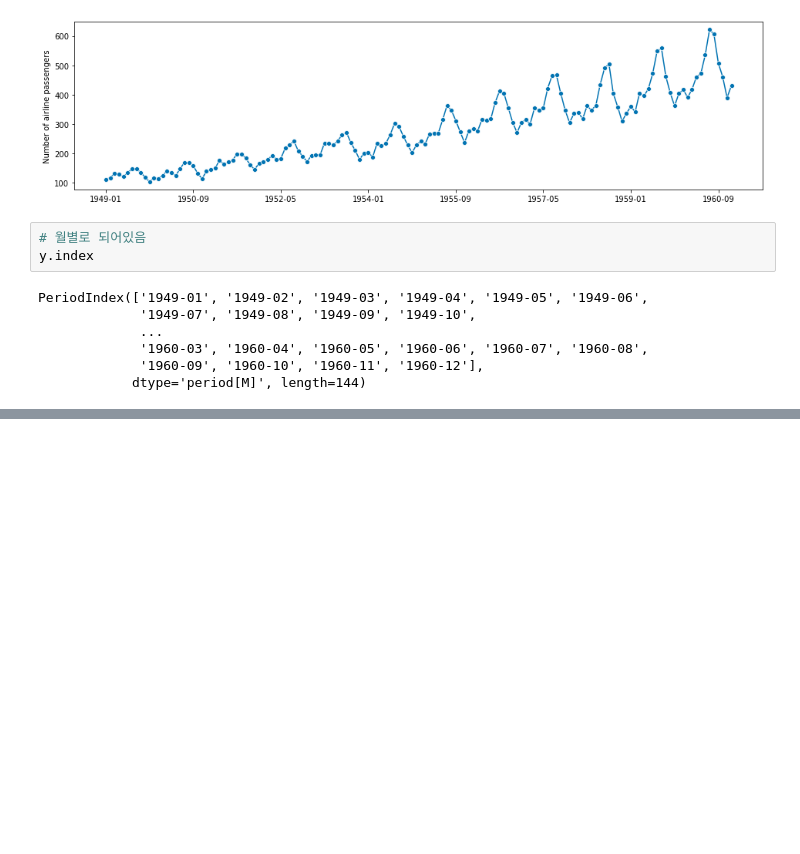
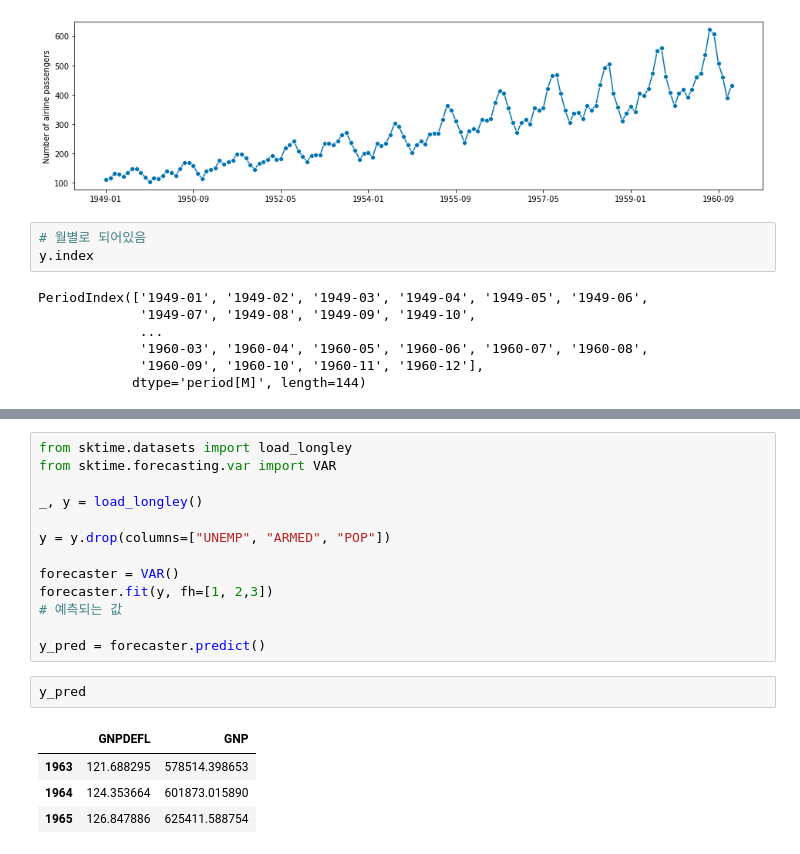
Before and after one commit to pyh5214/ML_Time-Series-Analysis, a Jupyter notebook: 시계열 연습.ipynb, the cells around one changed output, grey strips where cells are left out. Saved outputs shown, nothing was run; the diff lists cells and outputs as text; blank space fills up the shorter version.

```diff
--- a/시계열 연습.ipynb
+++ b/시계열 연습.ipynb
@@ -49,0 +167,20 @@ PeriodIndex(['1949-01', '1949-02', '1949-03', '1949-04', '1949-05', '1949-06',
+# %%
+from sktime.datasets import load_longley
+from sktime.forecasting.var import VAR
+
+_, y = load_longley()
+
+y = y.drop(columns=["UNEMP", "ARMED", "POP"])
+
+forecaster = VAR()
+forecaster.fit(y, fh=[1, 2,3])
+# 예측되는 값
+
+y_pred = forecaster.predict()
+# %%
+y_pred
+# %% [output]
+|  | GNPDEFL | GNP |
+| 1963 | 121.688295 | 578514.398653 |
+| 1964 | 124.353664 | 601873.015890 |
+| 1965 | 126.847886 | 625411.588754 |
```
Also changed, not shown: parts of 12 cells of this notebook.
